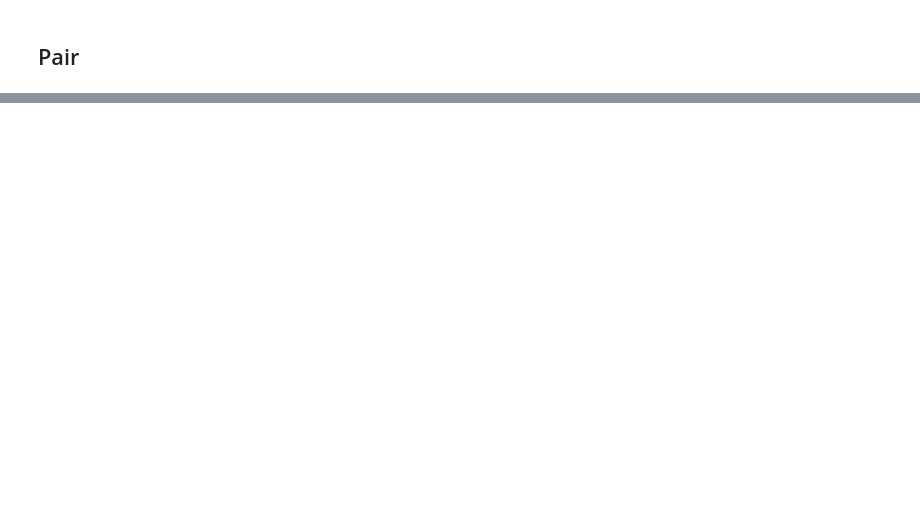
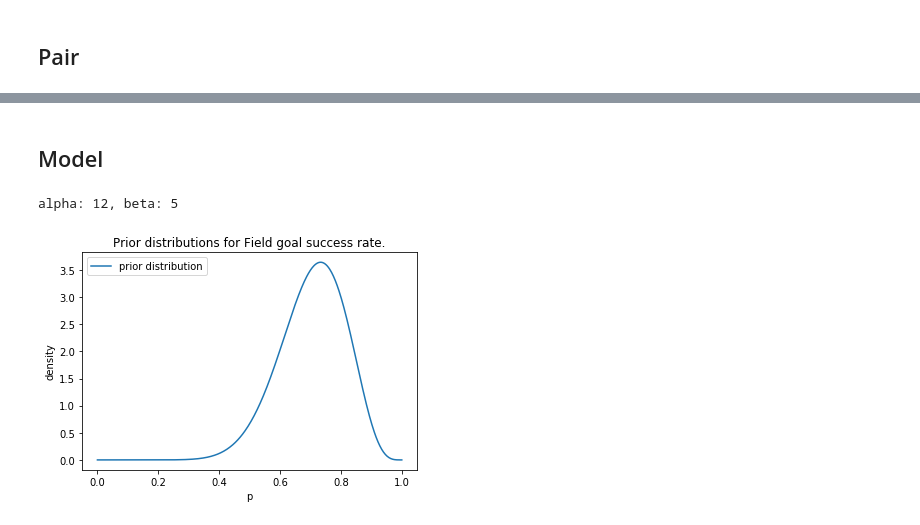
Before and after one commit to lewisbails/nfl-project, a Jupyter notebook: notebooks/icing.ipynb, the cells around one changed output, grey strips where cells are left out. Saved outputs shown, nothing was run; the diff lists cells and outputs as text; code cells hidden in the pictures; blank space fills up the shorter version.

```diff
--- a/notebooks/icing.ipynb
+++ b/notebooks/icing.ipynb
@@ -36,0 +167,22 @@ df_iced
+# %% [markdown]
+## Model
+# %%
+from scipy.stats import beta
+p_hat = df[df['dist']>=40]['good'].mean()
+# beta_ = 2
+# alpha_ = int(round(p_hat*beta_/(1-p_hat)))
+alpha_ = 12
+beta_ = int(round(alpha_*(1-p_hat)/p_hat))
+print(f'alpha: {alpha_}, beta: {beta_}')
+# %% [output]
+alpha: 12, beta: 5
+# %%
+x = np.linspace(0,1,500)
+plt.plot(x, beta(alpha_, beta_).pdf(x), label='prior distribution')
+plt.xlabel('p')
+plt.ylabel('density')
+plt.title('Prior distributions for Field goal success rate.')
+plt.legend()
+plt.show()
+# %% [output]
+[figure, added]
```
Also changed, not shown: parts of 15 cells of this notebook, 1 other file.
